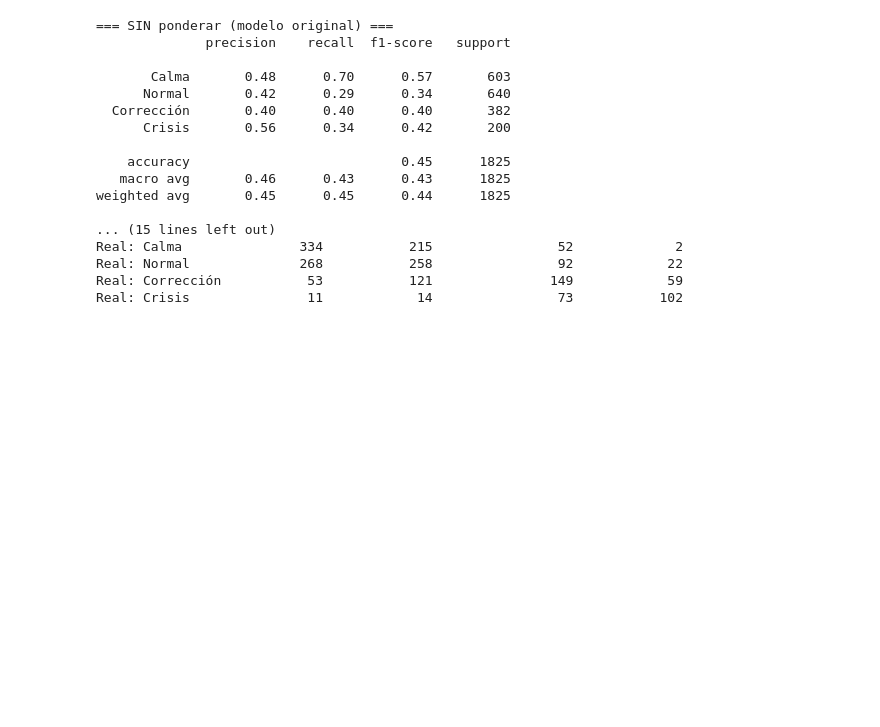
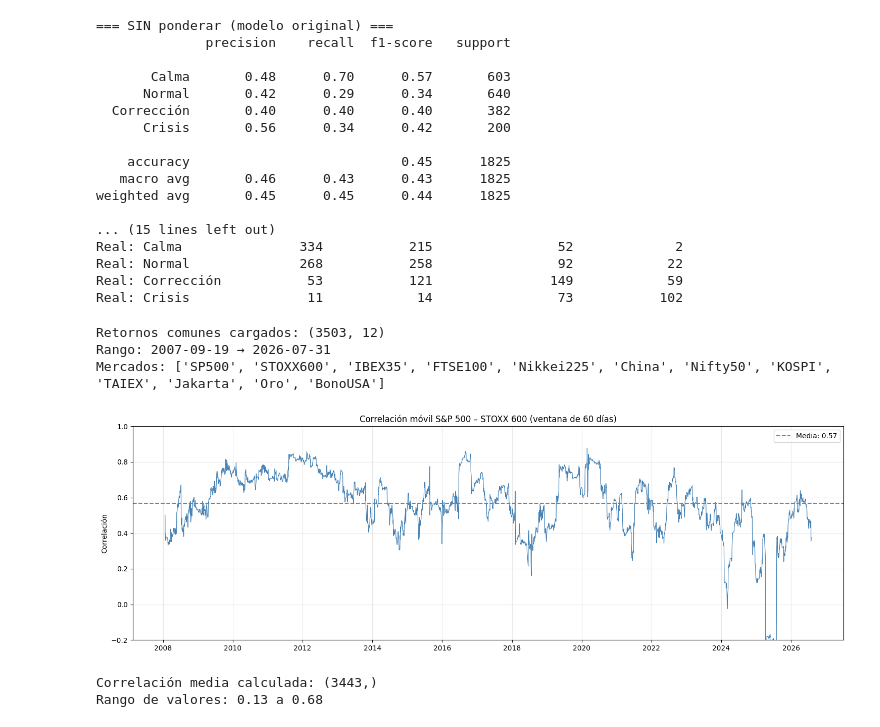
Before and after one commit to cristiangaymartin/tfm-estados-mercado, a Jupyter notebook: notebooks/03_tendencia.ipynb, the cells around one changed output. Cells and saved outputs as stored; diff of their text form; code cells hidden in the pictures; blank space fills up the shorter version.

Commit message:
Completa Fase 3 con correlaciones móviles y análisis de contagio.

```diff
--- a/notebooks/03_tendencia.ipynb
+++ b/notebooks/03_tendencia.ipynb
@@ -507,3 +507,58 @@ Real: Calma               334           215                52             2
 Real: Normal              268           258                92            22
 Real: Corrección           53           121               149            59
 Real: Crisis               11            14                73           102
+# %%
+#Correlaciones móviles
+retornos = pd.read_csv(f"{RUTA_DATOS}/retornos_comun.csv", index_col=0, parse_dates=True)
+print("Retornos comunes cargados:", retornos.shape)
+print("Rango:", retornos.index.min().date(), "→", retornos.index.max().date())
+print("Mercados:", list(retornos.columns))
+# %% [output]
+Retornos comunes cargados: (3503, 12)
+Rango: 2007-09-19 → 2026-07-31
+Mercados: ['SP500', 'STOXX600', 'IBEX35', 'FTSE100', 'Nikkei225', 'China', 'Nifty50', 'KOSPI', 'TAIEX', 'Jakarta', 'Oro', 'BonoUSA']
+# %%
+VENTANA_CORR = 60   # ventana de 60 días (~3 meses)
+
+corr_movil = retornos["SP500"].rolling(VENTANA_CORR).corr(retornos["STOXX600"])
+
+fig, ax = plt.subplots(figsize=(15, 5))
+ax.plot(corr_movil.index, corr_movil, color="steelblue", linewidth=0.9)
+ax.axhline(corr_movil.mean(), color="gray", linestyle="--",
+           label=f"Media: {corr_movil.mean():.2f}")
+ax.set_title("Correlación móvil S&P 500 – STOXX 600 (ventana de 60 días)")
+ax.set_ylabel("Correlación")
+ax.set_ylim(-0.2, 1)
+ax.legend()
+ax.grid(True, alpha=0.3)
+plt.tight_layout()
+plt.savefig(f"{RUTA_DOCS}/correlacion_movil_sp_stoxx.png", dpi=150, bbox_inches="tight")
+plt.show()
+# %% [output]
+[figure, added]
+# %%
+# Solo las bolsas (excluimos los refugios para el promedio de "acoplamiento bursátil")
+bolsas = ["SP500", "STOXX600", "IBEX35", "FTSE100", "Nikkei225",
+          "China", "Nifty50", "KOSPI", "TAIEX", "Jakarta"]
+
+# Para cada día, la correlación media entre todos los pares de bolsas (ventana móvil)
+def correlacion_media_movil(retornos_df, columnas, ventana=60):
+    sub = retornos_df[columnas]
+    # Correlación móvil por pares y promedio de la parte superior de la matriz
+    corr_media = []
+    fechas = []
+    for i in range(ventana, len(sub)):
+        ventana_datos = sub.iloc[i-ventana:i]
+        matriz = ventana_datos.corr().values
+        # Media de la triangular superior (sin la diagonal)
+        triangular = matriz[np.triu_indices_from(matriz, k=1)]
+        corr_media.append(np.nanmean(triangular))
+        fechas.append(sub.index[i])
+    return pd.Series(corr_media, index=fechas)
+
+corr_media_bolsas = correlacion_media_movil(retornos, bolsas, ventana=60)
+print("Correlación media calculada:", corr_media_bolsas.shape)
+print(f"Rango de valores: {corr_media_bolsas.min():.2f} a {corr_media_bolsas.max():.2f}")
+# %% [output]
+Correlación media calculada: (3443,)
+Rango de valores: 0.13 a 0.68
```
Also changed, not shown: parts of 2 cells of this notebook.
